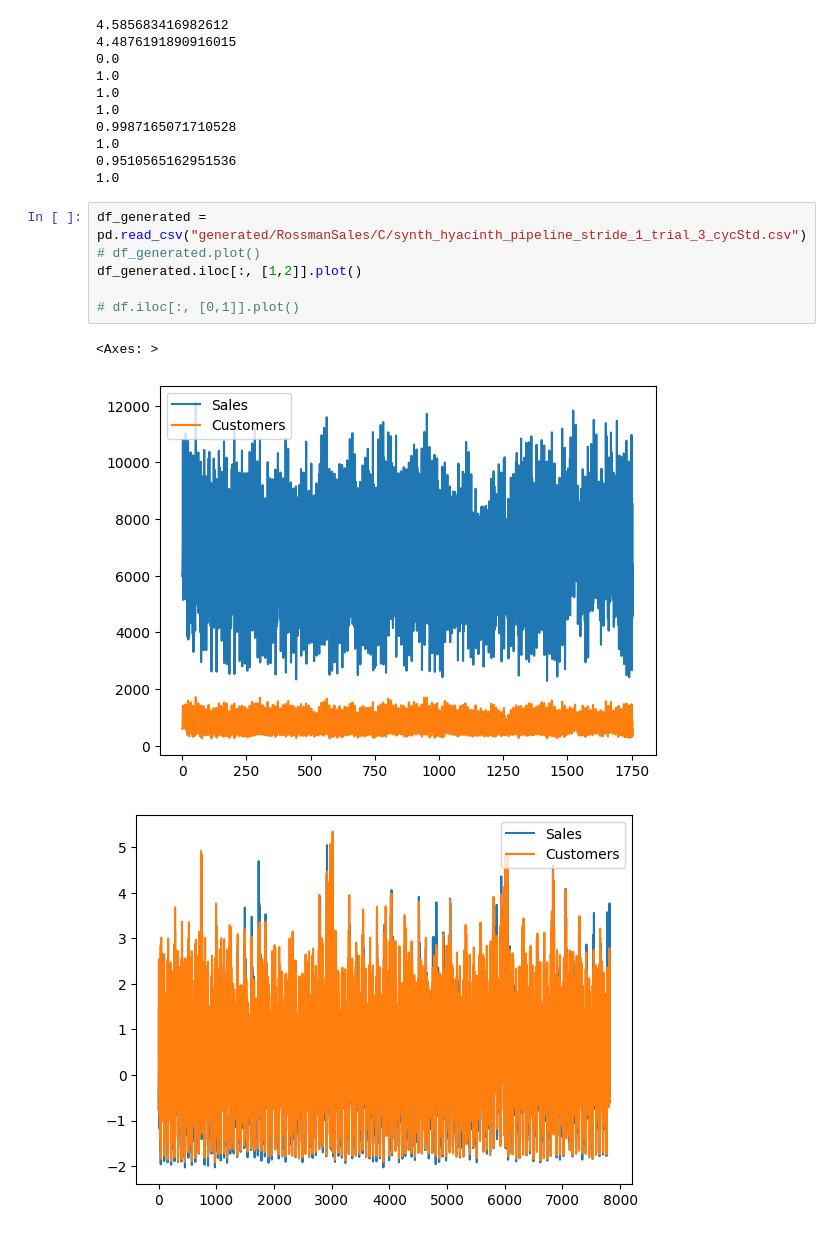
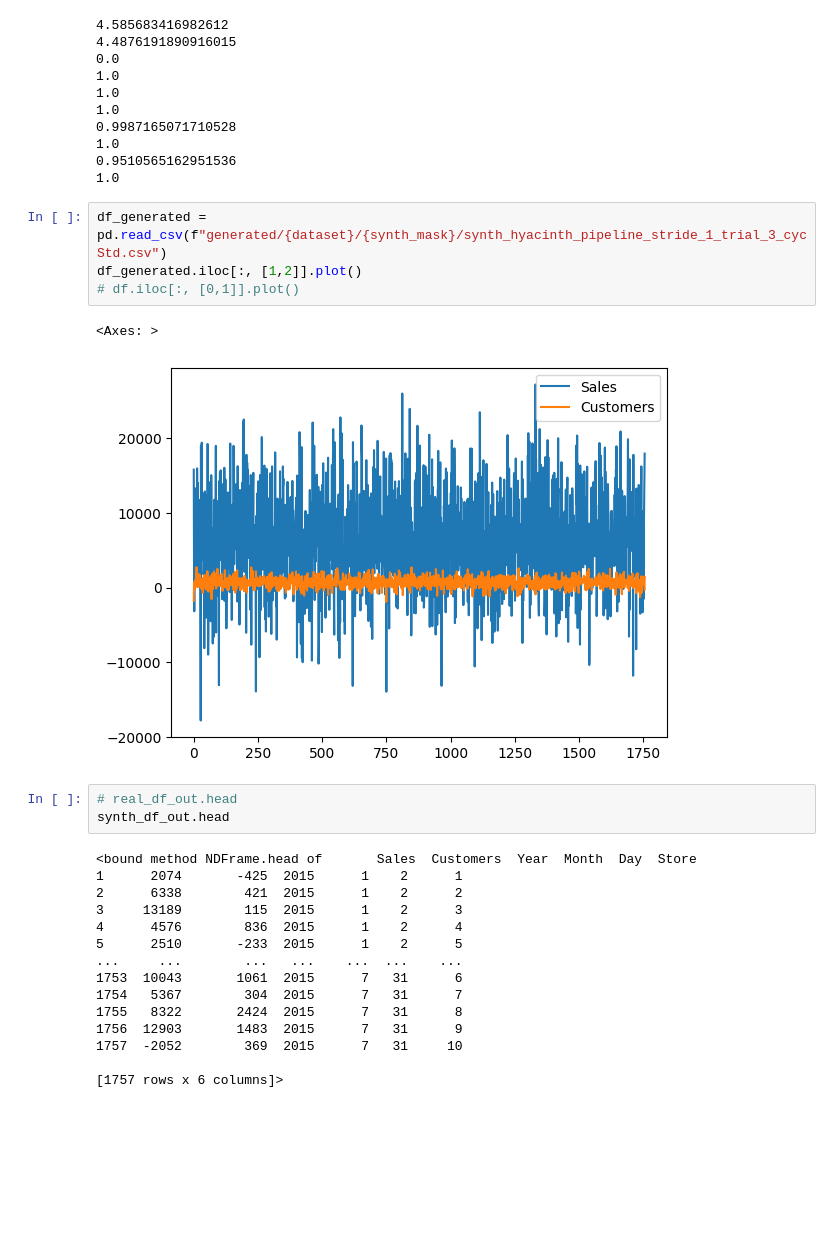
Before and after one commit to abiadf/silofuse_timeseries, a Jupyter notebook: wavestitch/wavestitch_runner.ipynb, the cells around one changed output. Cells and saved outputs as stored; diff of their text form; blank space fills up the shorter version.

```diff
--- a/wavestitch/wavestitch_runner.ipynb
+++ b/wavestitch/wavestitch_runner.ipynb
@@ -441,15 +435,30 @@ for i in range(selected_df.shape[1]):
 0.9510565162951536
 1.0
 # %%
-df_generated = pd.read_csv("generated/RossmanSales/C/synth_hyacinth_pipeline_stride_1_trial_3_cycStd.csv")
-# df_generated.plot()
+df_generated = pd.read_csv(f"generated/{dataset}/{synth_mask}/synth_hyacinth_pipeline_stride_1_trial_3_cycStd.csv")
 df_generated.iloc[:, [1,2]].plot()
-
 # df.iloc[:, [0,1]].plot()
 # %% [output]
 <Axes: >
-[figure, old version]
+[figure, new version]
-[figure, removed]
+# %%
+# real_df_out.head
+synth_df_out.head
+# %% [output]
+<bound method NDFrame.head of       Sales  Customers  Year  Month  Day  Store
+1      2074       -425  2015      1    2      1
+2      6338        421  2015      1    2      2
+3     13189        115  2015      1    2      3
+4      4576        836  2015      1    2      4
+5      2510       -233  2015      1    2      5
+...     ...        ...   ...    ...  ...    ...
+1753  10043       1061  2015      7   31      6
+1754   5367        304  2015      7   31      7
+1755   8322       2424  2015      7   31      8
+1756  12903       1483  2015      7   31      9
+1757  -2052        369  2015      7   31     10
+
+[1757 rows x 6 columns]>
 # %%
 """Metrics for synthetic data quality"""
 
```
Also changed, not shown: parts of 7 cells of this notebook, 4 other files.
